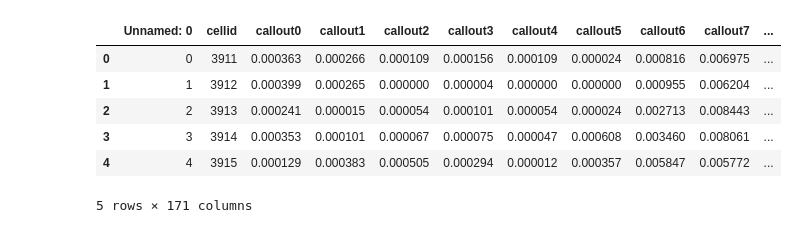
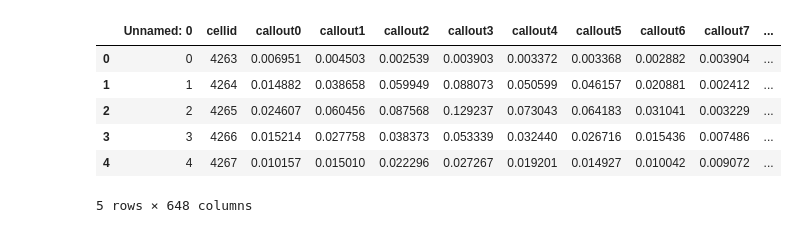
Before and after one commit to mendozamanu/milan-mobility, a Jupyter notebook: kNN-workingday-20x20.ipynb, the cells around one changed output. Saved outputs shown, nothing was run; the diff lists cells and outputs as text; code cells hidden in the pictures.

```diff
--- a/kNN-workingday-20x20.ipynb
+++ b/kNN-workingday-20x20.ipynb
@@ -113,20 +126,22 @@ print("10 fold: %f accuracy with a standard deviation of %f" % (scores2.mean(dty
 # %%
 #data2 = pd.read_csv("./classif/20x20/classif20x20_callout.csv")
 #data = pd.read_csv("./classif/20x20/classif20x20frid_callout.csv")
 #data = pd.read_csv("./classif/20x20/classif20x20monminute_callout.csv")
 #data2 = pd.read_csv("./classif/20x20/tn/classif20x20mon_callout.csv")
-data2 = pd.read_csv("./classif/20x20/tn/classif20x20week_callout.csv")
+#data2 = pd.read_csv("./classif/20x20/tn/classif20x20week_callout.csv")
+#data2 = pd.read_csv("./results/tn/classif20x20month_callout.csv")
+data2 = pd.read_csv("./results/mi/classif20x20month_callout.csv")
 
 data2.head()
 #20x20 grid, monday(4/11) - callout / friday(8/11)
 # %% [output]
 |  | Unnamed: 0 | cellid | callout0 | callout1 | callout2 | callout3 | callout4 | callout5 | callout6 | callout7 | ... |
-| 0 | 0 | 3911 | 0.000363 | 0.000266 | 0.000109 | 0.000156 | 0.000109 | 0.000024 | 0.000816 | 0.006975 | ... |
-| 1 | 1 | 3912 | 0.000399 | 0.000265 | 0.000000 | 0.000004 | 0.000000 | 0.000000 | 0.000955 | 0.006204 | ... |
-| 2 | 2 | 3913 | 0.000241 | 0.000015 | 0.000054 | 0.000101 | 0.000054 | 0.000024 | 0.002713 | 0.008443 | ... |
-| 3 | 3 | 3914 | 0.000353 | 0.000101 | 0.000067 | 0.000075 | 0.000047 | 0.000608 | 0.003460 | 0.008061 | ... |
-| 4 | 4 | 3915 | 0.000129 | 0.000383 | 0.000505 | 0.000294 | 0.000012 | 0.000357 | 0.005847 | 0.005772 | ... |
+| 0 | 0 | 4263 | 0.006951 | 0.004503 | 0.002539 | 0.003903 | 0.003372 | 0.003368 | 0.002882 | 0.003904 | ... |
+| 1 | 1 | 4264 | 0.014882 | 0.038658 | 0.059949 | 0.088073 | 0.050599 | 0.046157 | 0.020881 | 0.002412 | ... |
+| 2 | 2 | 4265 | 0.024607 | 0.060456 | 0.087568 | 0.129237 | 0.073043 | 0.064183 | 0.031041 | 0.003229 | ... |
+| 3 | 3 | 4266 | 0.015214 | 0.027758 | 0.038373 | 0.053339 | 0.032440 | 0.026716 | 0.015436 | 0.007486 | ... |
+| 4 | 4 | 4267 | 0.010157 | 0.015010 | 0.022296 | 0.027267 | 0.019201 | 0.014927 | 0.010042 | 0.009072 | ... |
-5 rows × 171 columns
+5 rows × 648 columns
 # %%
 #y = data2.iloc[:,26] #h/w
 #x = data2.iloc[:,2:26] #sms, calls, internet
```
Also changed, not shown: parts of 24 cells of this notebook, 22 other files.
